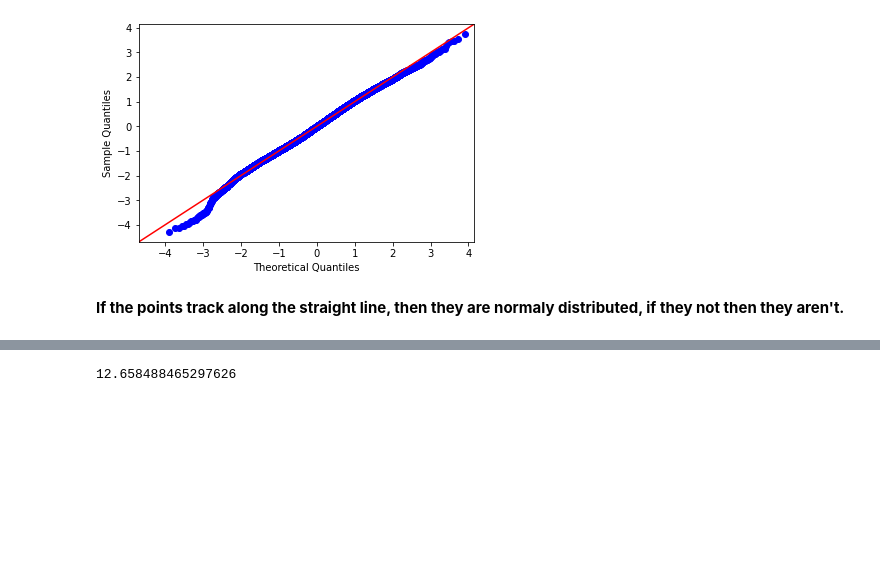
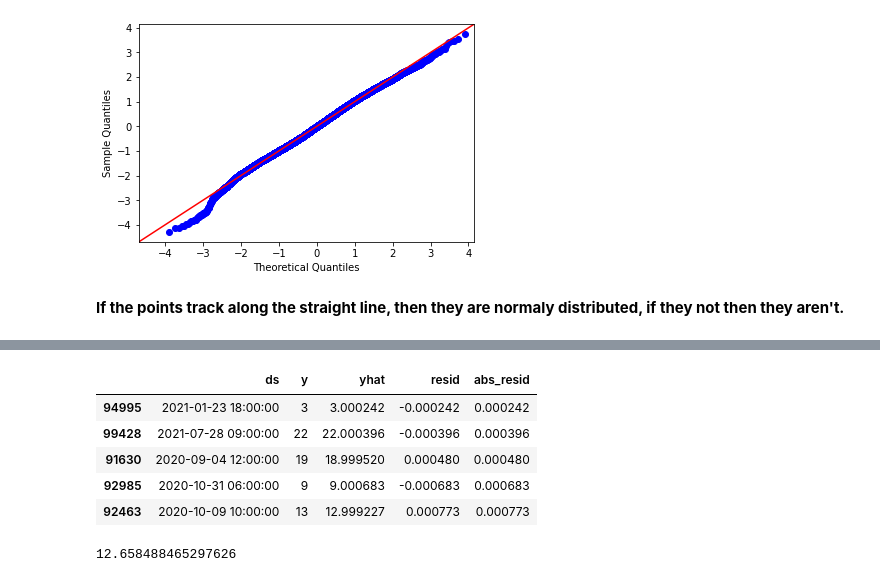
Before and after one commit to Peshkatar/prophet-weather-forecast, a Jupyter notebook: model.ipynb, the cells around one changed output, grey strips where cells are left out. Drawn from its saved outputs; the diff is of its cells as text; code cells hidden in the pictures; blank space fills up the shorter version.

```diff
--- a/model.ipynb
+++ b/model.ipynb
@@ -295,2 +308,14 @@ qqplot(data=pred["resid"], fit=True, line="45");
+# %%
+# Smallest residuals.
+(pred
+ .assign(abs_resid=pred.resid.abs())
+ .nsmallest(n=5, columns=["abs_resid"]))
+# %% [output]
+|  | ds | y | yhat | resid | abs_resid |
+| 94995 | 2021-01-23 18:00:00 | 3 | 3.000242 | -0.000242 | 0.000242 |
+| 99428 | 2021-07-28 09:00:00 | 22 | 22.000396 | -0.000396 | 0.000396 |
+| 91630 | 2020-09-04 12:00:00 | 19 | 18.999520 | 0.000480 | 0.000480 |
+| 92985 | 2020-10-31 06:00:00 | 9 | 9.000683 | -0.000683 | 0.000683 |
+| 92463 | 2020-10-09 10:00:00 | 13 | 12.999227 | 0.000773 | 0.000773 |
 # %%
 # MSE.
```
Also changed, not shown: parts of 4 cells of this notebook.
